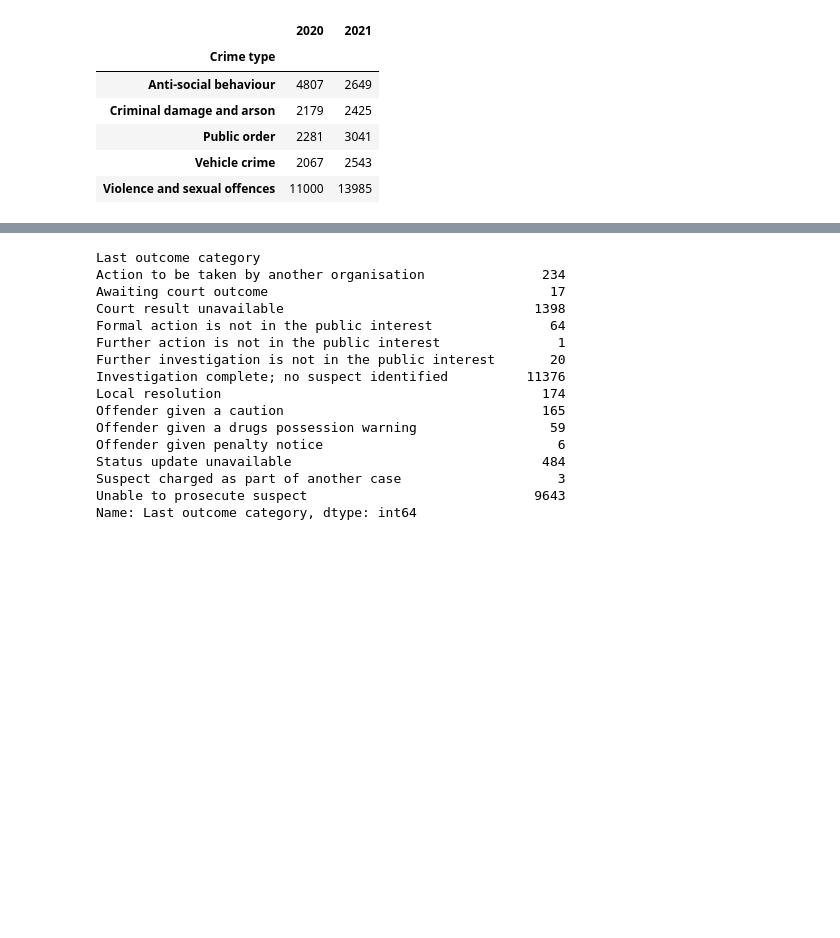
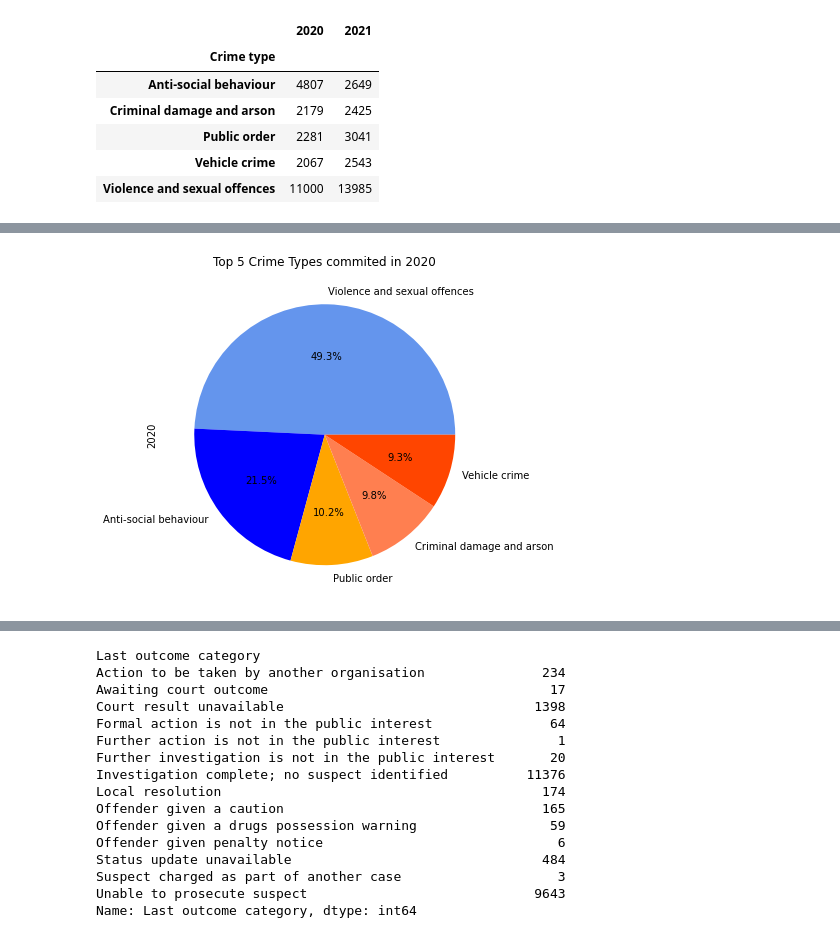
Before and after one commit to hibaa-a/Crime-in-the-West-Midlands, a Jupyter notebook: Crime-Kaz.ipynb, the cells around one changed output, grey strips where cells are left out. Saved outputs shown, nothing was run; the diff lists cells and outputs as text; code cells hidden in the pictures; blank space fills up the shorter version.

```diff
--- a/Crime-Kaz.ipynb
+++ b/Crime-Kaz.ipynb
@@ -219,0 +220,5 @@ top_5_2021.plot(kind="pie")
+# %%
+top_5_2020.plot.pie(autopct= "%1.1f%%", colors = ["cornflowerblue", "blue", "orange", "coral", "orangered"], title="Top 5 Crime Types commited in 2020", figsize=(9,6))
+plt.show()
+# %% [output]
+[figure, added]
```
Also changed, not shown: parts of 10 cells of this notebook.
